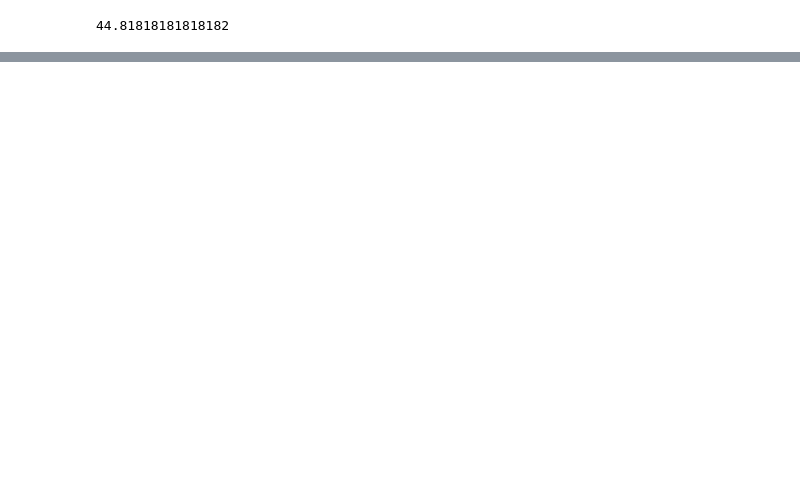
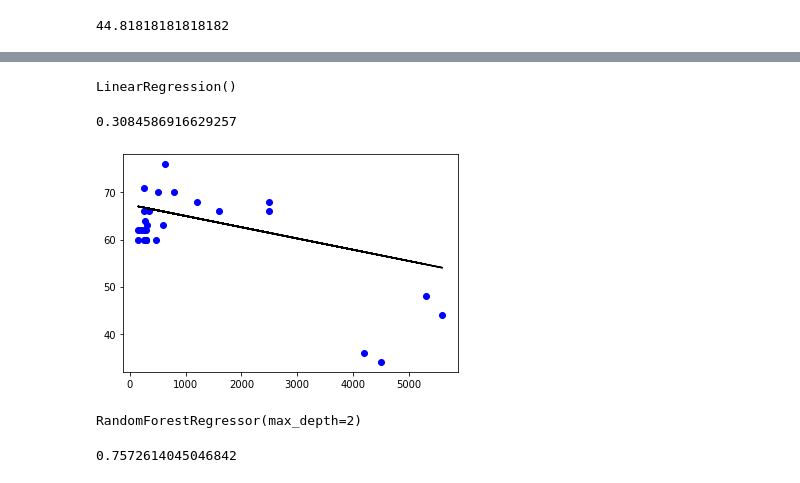
Before and after one commit to Nobody4591/Final-year-project, a Jupyter notebook: newfile.ipynb, the cells around one changed output, grey strips where cells are left out. Drawn from its saved outputs; the diff is of its cells as text; code cells hidden in the pictures; blank space fills up the shorter version.

Commit message:
adding new models

```diff
--- a/newfile.ipynb
+++ b/newfile.ipynb
@@ -261,3 +259,6 @@ cross_validation(knn_predict, X_train, Y_train, n, k)
 # %%
 from sklearn.linear_model import LinearRegression
 model = LinearRegression()
+# %%
+df2 = df.drop(['yms','relative_change','Date'],axis=1)
+df2
@@ -263,0 +279,20 @@ model = LinearRegression()
+# %%
+from sklearn.model_selection import train_test_split
+X_train, X_test, y_train, y_test = train_test_split(df2.iloc[:,-1],df2.iloc[:,0])
+# %%
+model.fit(X_train.array.reshape(-1,1),y_train)
+# %% [output]
+LinearRegression()
+# %%
+y_pred = model.predict(X_test.array.reshape(-1,1))
+# %%
+model.score(X_test.array.reshape(-1,1),y_test)
+# %% [output]
+0.3084586916629257
+# %%
+plt.scatter(X_test, y_test, color ='b')
+plt.plot(X_test, y_pred, color ='k')
+
+plt.show()
+# %% [output]
+[figure, added]
@@ -263,0 +302,4 @@ model = LinearRegression()
+# %%
+random_forest.fit(X_train.array.reshape(-1,1),y_train)
+# %% [output]
+RandomForestRegressor(max_depth=2)
@@ -263,0 +308,4 @@ model = LinearRegression()
+# %%
+random_forest.score(X_test.array.reshape(-1,1),y_test)
+# %% [output]
+0.7572614045046842
```
Also changed, not shown: parts of 17 cells of this notebook.
